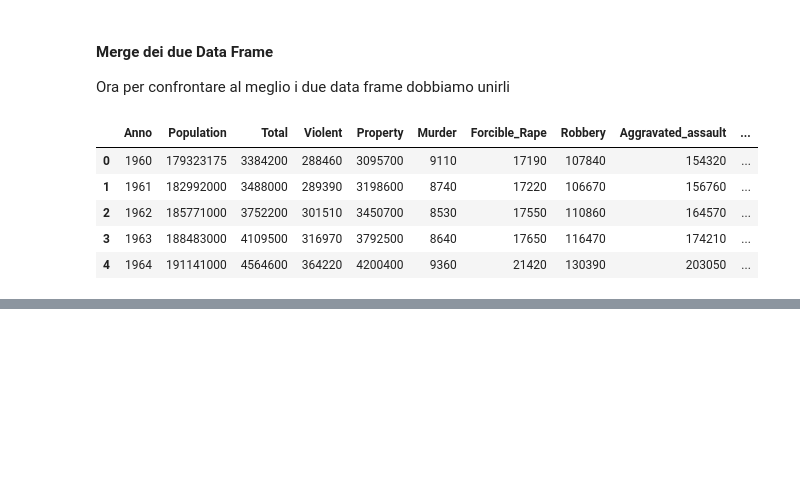
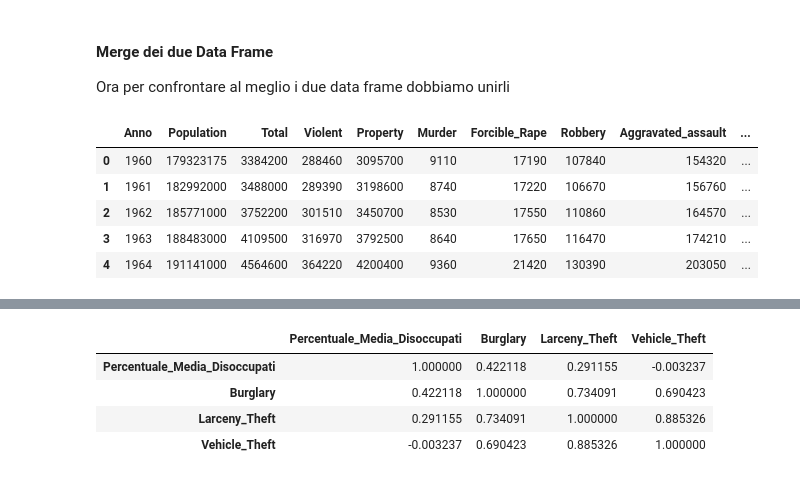
Before and after one commit to MatteoCalvanico/DataAnalytics-Project, a Jupyter notebook: Progetto.ipynb, the cells around one changed output, grey strips where cells are left out. Saved outputs shown, nothing was run; the diff lists cells and outputs as text; code cells hidden in the pictures; blank space fills up the shorter version.

```diff
--- a/Progetto.ipynb
+++ b/Progetto.ipynb
@@ -191,0 +200,9 @@ df_merged.head()
+# %%
+matriceDiCorr = df_merged[['Percentuale_Media_Disoccupati', 'Burglary', 'Larceny_Theft', 'Vehicle_Theft']].corr()
+matriceDiCorr
+# %% [output]
+|  | Percentuale_Media_Disoccupati | Burglary | Larceny_Theft | Vehicle_Theft |
+| Percentuale_Media_Disoccupati | 1.000000 | 0.422118 | 0.291155 | -0.003237 |
+| Burglary | 0.422118 | 1.000000 | 0.734091 | 0.690423 |
+| Larceny_Theft | 0.291155 | 0.734091 | 1.000000 | 0.885326 |
+| Vehicle_Theft | -0.003237 | 0.690423 | 0.885326 | 1.000000 |
```
Also changed, not shown: parts of 4 cells of this notebook.
